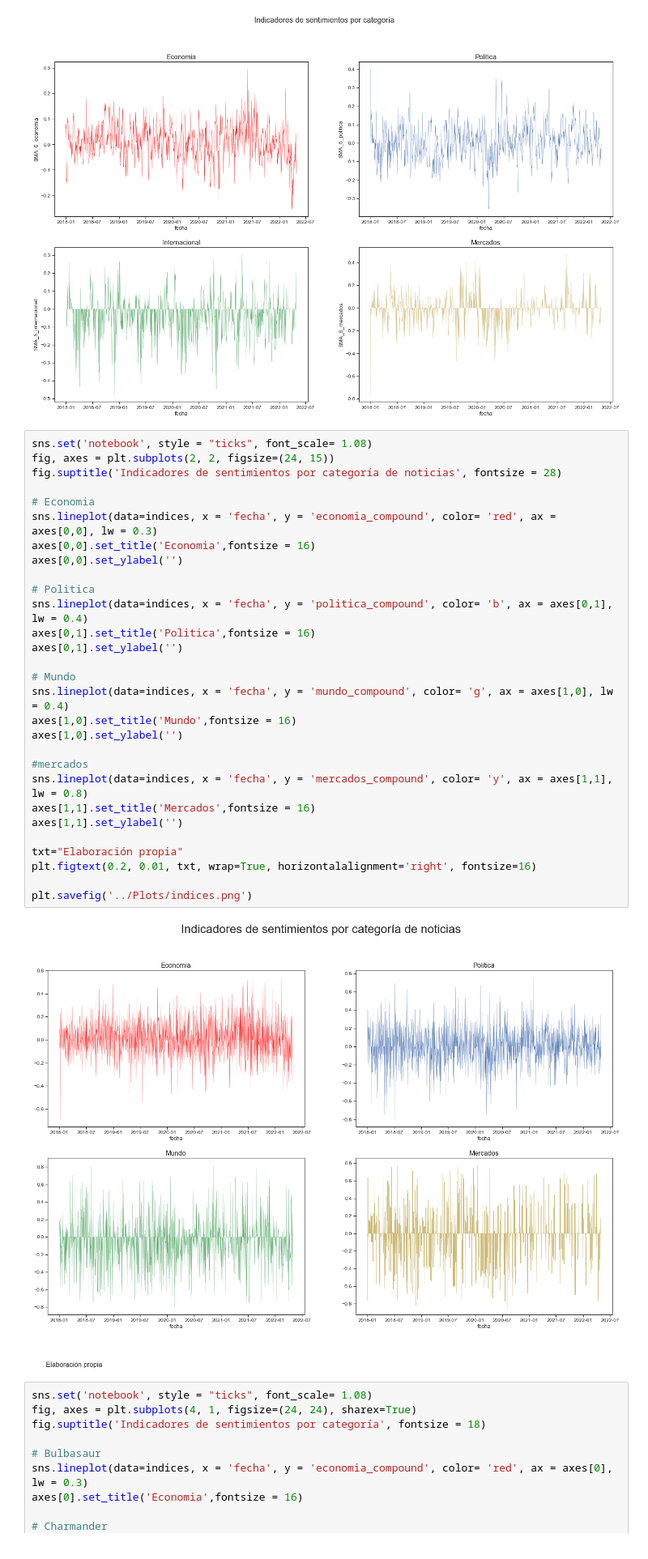
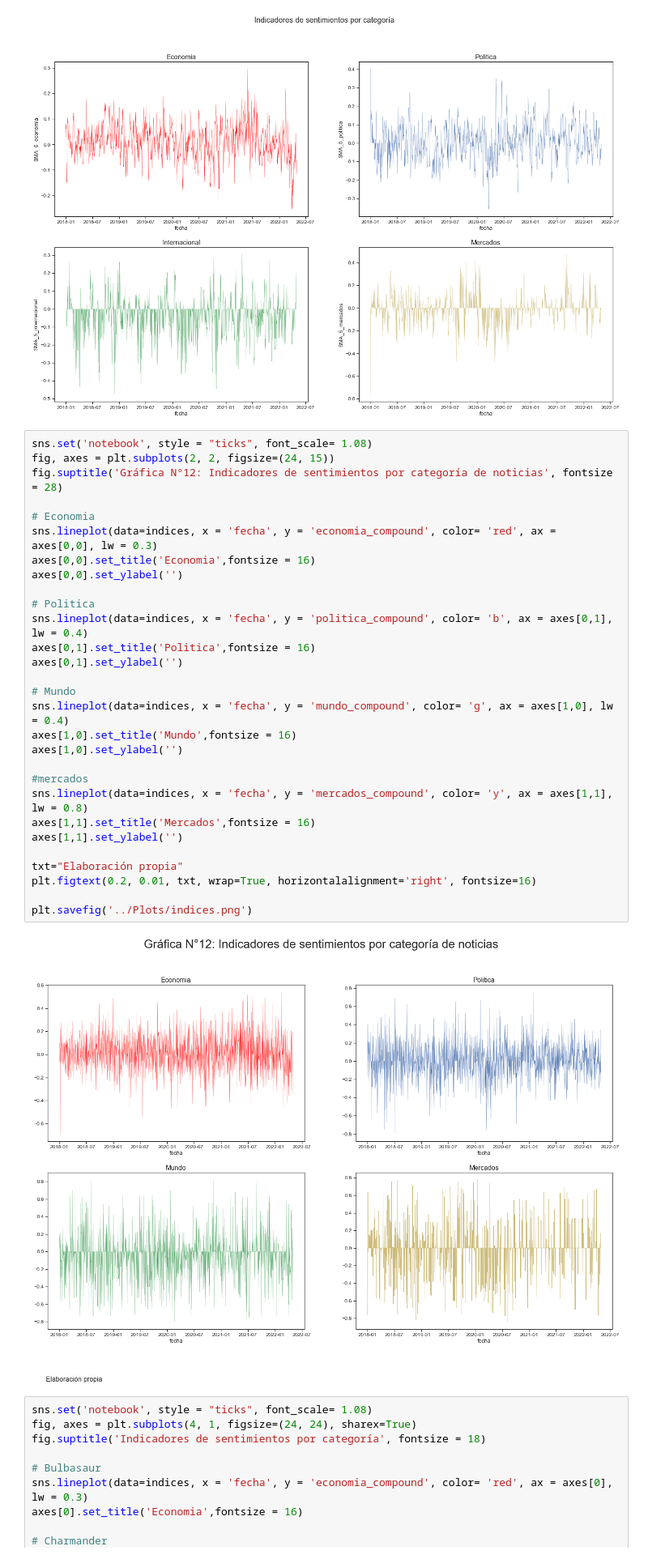
Before and after one commit to jesoto/Sentiment_and_news-Peru, a Jupyter notebook: thesis/plots.ipynb, the cells around one changed output. Shown at 81% size. Drawn from its saved outputs; the diff is of its cells as text.

```diff
--- a/thesis/plots.ipynb
+++ b/thesis/plots.ipynb
@@ -297,34 +297,34 @@ Text(0.5, 1.0, 'Mercados')
 # %%
 sns.set('notebook', style = "ticks", font_scale= 1.08)
 fig, axes = plt.subplots(2, 2, figsize=(24, 15))
-fig.suptitle('Indicadores de sentimientos por categoría de noticias', fontsize = 28)
+fig.suptitle('Gráfica N°12: Indicadores de sentimientos por categoría de noticias', fontsize = 28)
 
 # Economia
 sns.lineplot(data=indices, x = 'fecha', y = 'economia_compound', color= 'red', ax = axes[0,0], lw = 0.3)
 axes[0,0].set_title('Economia',fontsize = 16)
 axes[0,0].set_ylabel('')
 
 # Politica
 sns.lineplot(data=indices, x = 'fecha', y = 'politica_compound', color= 'b', ax = axes[0,1], lw = 0.4)
 axes[0,1].set_title('Politica',fontsize = 16)
 axes[0,1].set_ylabel('')
 
 # Mundo
 sns.lineplot(data=indices, x = 'fecha', y = 'mundo_compound', color= 'g', ax = axes[1,0], lw = 0.4)
 axes[1,0].set_title('Mundo',fontsize = 16)
 axes[1,0].set_ylabel('')
 
 #mercados
 sns.lineplot(data=indices, x = 'fecha', y = 'mercados_compound', color= 'y', ax = axes[1,1], lw = 0.8)
 axes[1,1].set_title('Mercados',fontsize = 16)
 axes[1,1].set_ylabel('')
 
 txt="Elaboración propia"
 plt.figtext(0.2, 0.01, txt, wrap=True, horizontalalignment='right', fontsize=16)
 
 plt.savefig('../Plots/indices.png')
 # %% [output]
-[figure, old version]
+[figure, new version]
 # %%
 sns.set('notebook', style = "ticks", font_scale= 1.08)
 fig, axes = plt.subplots(4, 1, figsize=(24, 24), sharex=True)
```
Also changed, not shown: parts of 7 cells of this notebook.
